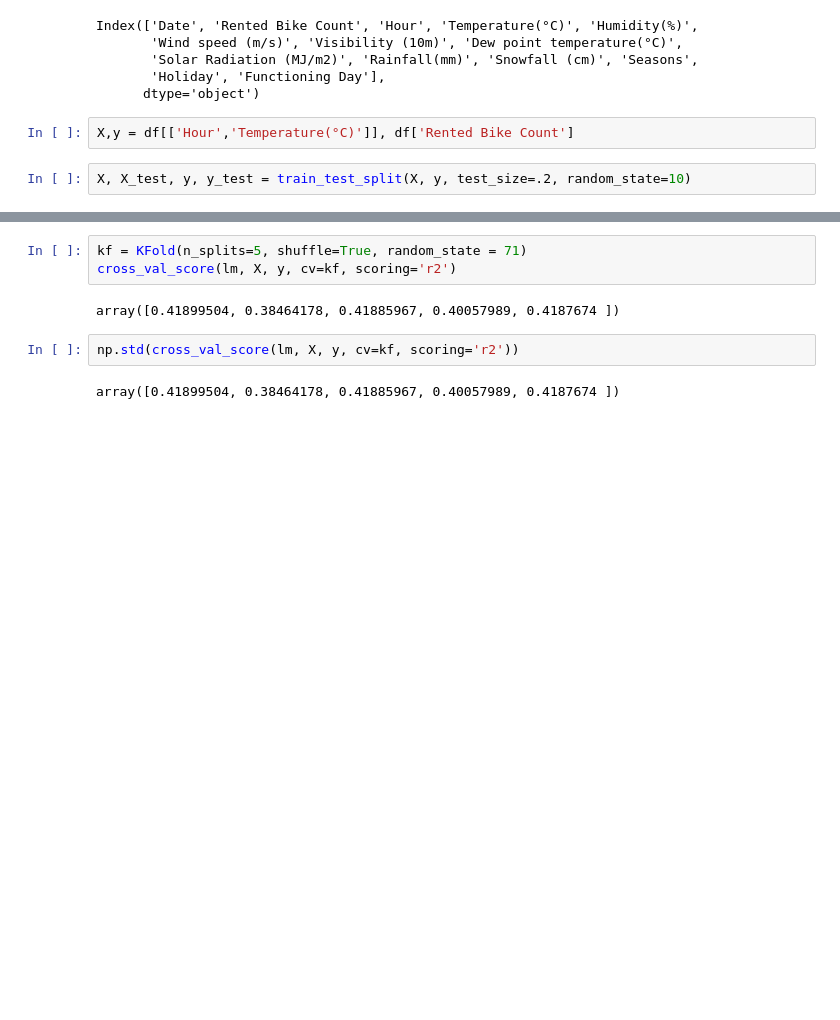
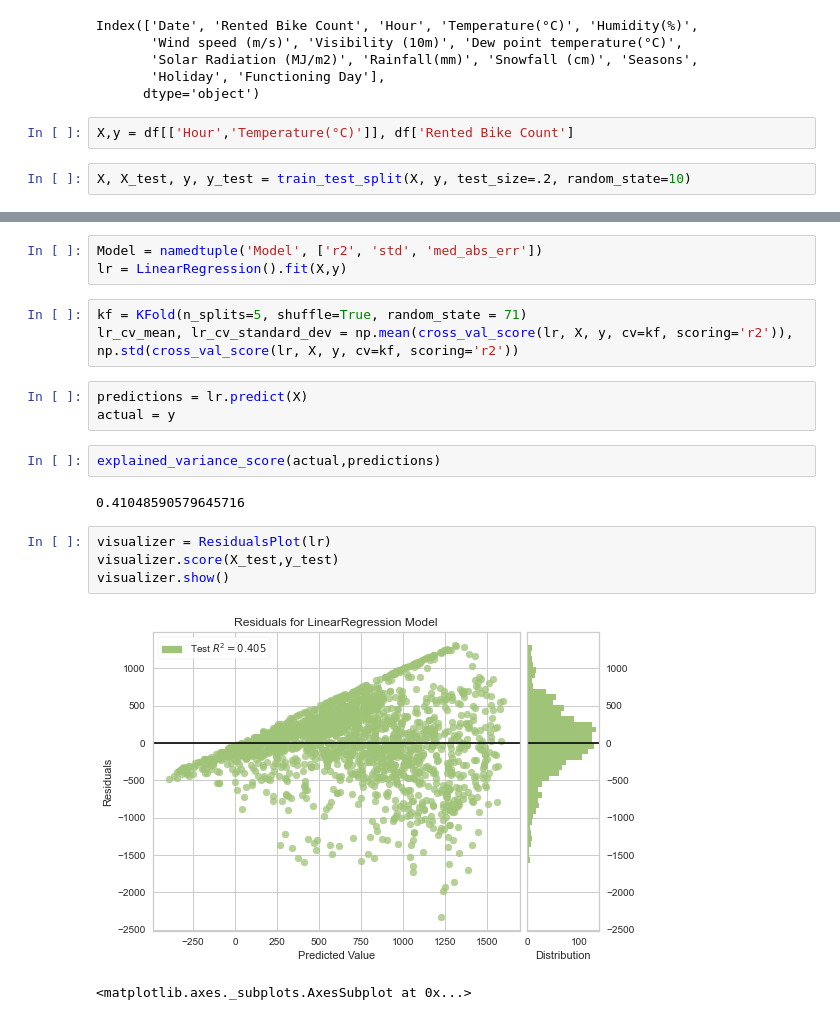
Before and after one commit to tahentx/bikeshare, a Jupyter notebook: bikeshare_prototype.ipynb, the cells around one changed output, grey strips where cells are left out. Cells and saved outputs as stored; diff of their text form; blank space fills up the shorter version.

Commit message:
plot residuals and assess results

```diff
--- a/bikeshare_prototype.ipynb
+++ b/bikeshare_prototype.ipynb
@@ -24,9 +28,20 @@ lr = LinearRegression()
+# %%
+Model = namedtuple('Model', ['r2', 'std', 'med_abs_err'])
+lr = LinearRegression().fit(X,y)
 # %%
 kf = KFold(n_splits=5, shuffle=True, random_state = 71)
-cross_val_score(lm, X, y, cv=kf, scoring='r2')
+lr_cv_mean, lr_cv_standard_dev = np.mean(cross_val_score(lr, X, y, cv=kf, scoring='r2')), np.std(cross_val_score(lr, X, y, cv=kf, scoring='r2'))
-# %% [output]
-array([0.41899504, 0.38464178, 0.41885967, 0.40057989, 0.4187674 ])
-# %%
-np.std(cross_val_score(lm, X, y, cv=kf, scoring='r2'))
-# %% [output]
-array([0.41899504, 0.38464178, 0.41885967, 0.40057989, 0.4187674 ])
+# %%
+predictions = lr.predict(X)
+actual = y
+# %%
+explained_variance_score(actual,predictions)
+# %% [output]
+0.41048590579645716
+# %%
+visualizer = ResidualsPlot(lr)
+visualizer.score(X_test,y_test)
+visualizer.show()
+# %% [output]
+[figure, added]
+<matplotlib.axes._subplots.AxesSubplot at 0x...>
```
Also changed, not shown: parts of 2 cells of this notebook.
